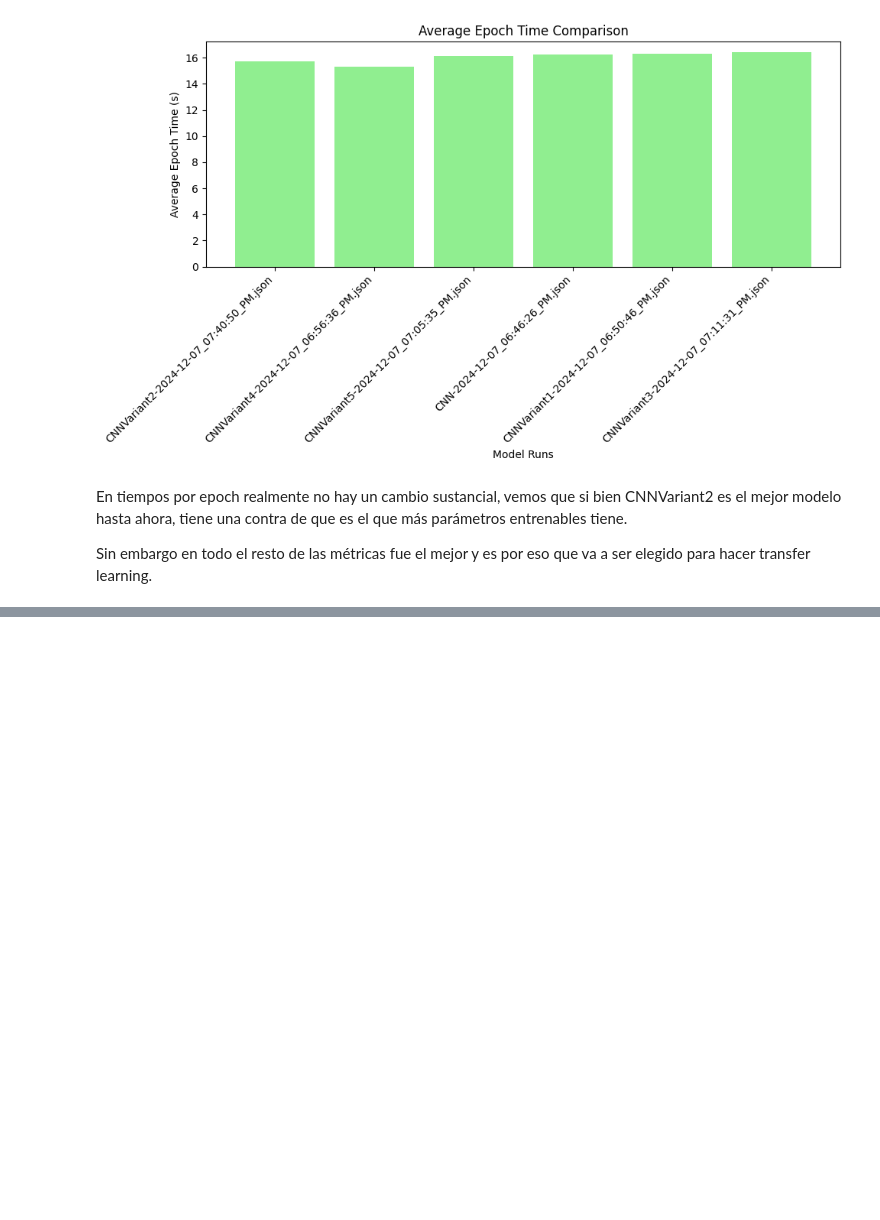
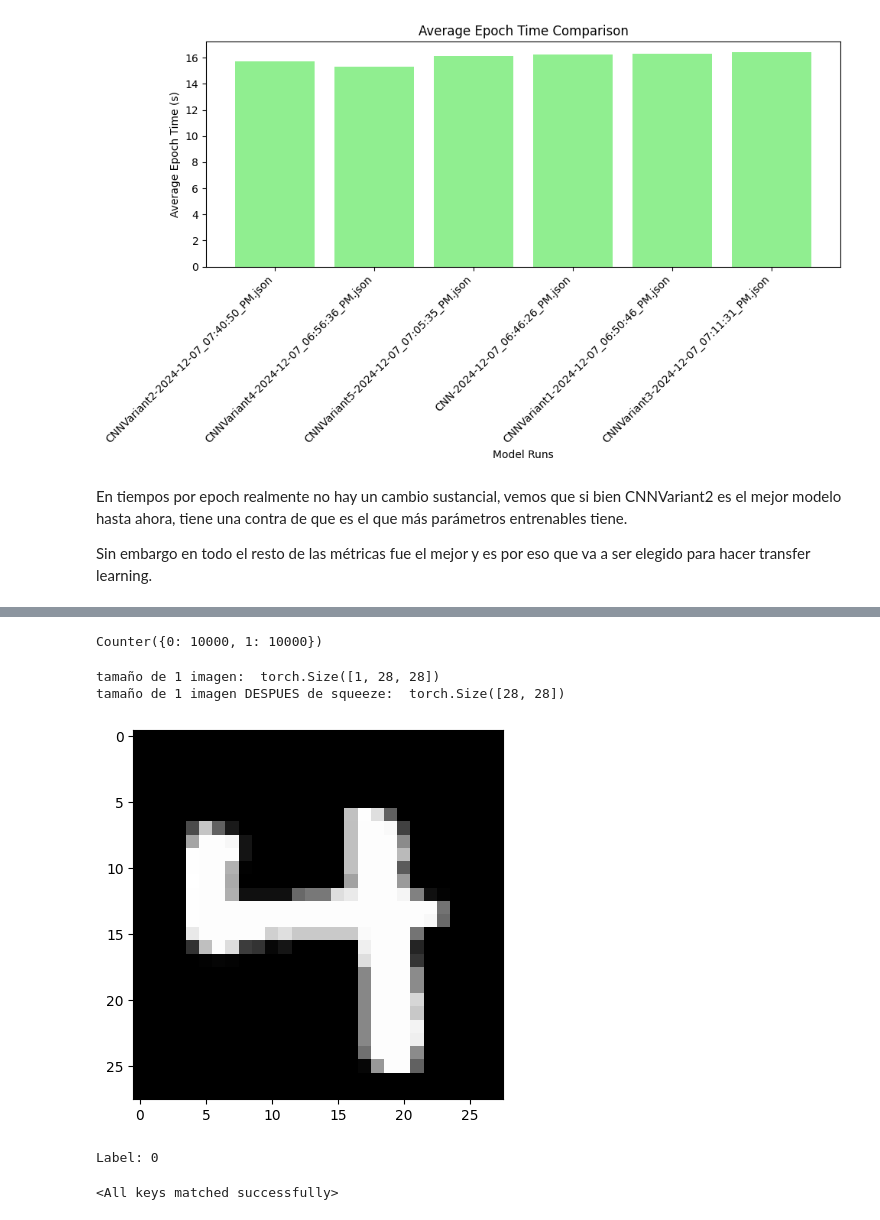
Before and after one commit to jmestanza/deep-learning, a Jupyter notebook: Mestanza-Joaquin-DL-TP Co17.ipynb, the cells around one changed output, grey strips where cells are left out. Cells and saved outputs as stored; diff of their text form; code cells hidden in the pictures; blank space fills up the shorter version.

Commit message:
Transfer learning completed

```diff
--- a/Mestanza-Joaquin-DL-TP Co17.ipynb
+++ b/Mestanza-Joaquin-DL-TP Co17.ipynb
@@ -2366,0 +2344,35 @@ Sin embargo en todo el resto de las métricas fue el mejor y es por eso que va a
+# %%
+label_counts = Counter(label for _, label in train_subset)
+print(label_counts)  # Chequeamos que esten balanceadas las clases
+# %% [output]
+Counter({0: 10000, 1: 10000})
+# %%
+train_features, train_labels = next(iter(tl_dataloader['train']))
+
+img = train_features[5]
+print('tamaño de 1 imagen: ', img.shape)
+# le QUITO 1 dimension (la del tamaño del batch) para poder graficar
+img = img.squeeze()
+print('tamaño de 1 imagen DESPUES de squeeze: ', img.shape)
+label = train_labels[5]
+
+# ploteo esa imagen
+plt.imshow(img, cmap="gray")
+plt.show()
+print(f"Label: {label}")
+# %% [output]
+tamaño de 1 imagen:  torch.Size([1, 28, 28])
+tamaño de 1 imagen DESPUES de squeeze:  torch.Size([28, 28])
+[figure, added]
+Label: 0
+# %%
+# instanciamos el mejor modelo de las pruebas anteriores
+tl_model = CNNVariant2()
+# cargamos los pesos de los mejores resultados
+weights_file = 'CNNVariant2-2024-12-07_07:40:50_PM-best-model'
+# os.list_dir('/content/')
+with open(f'/content/deep-learning/runs/{weights_file}', 'rb') as file:
+    best_model = torch.load(file, weights_only=True)
+tl_model.load_state_dict(best_model)
+# %% [output]
+<All keys matched successfully>
```
Also changed, not shown: parts of 19 cells of this notebook.
